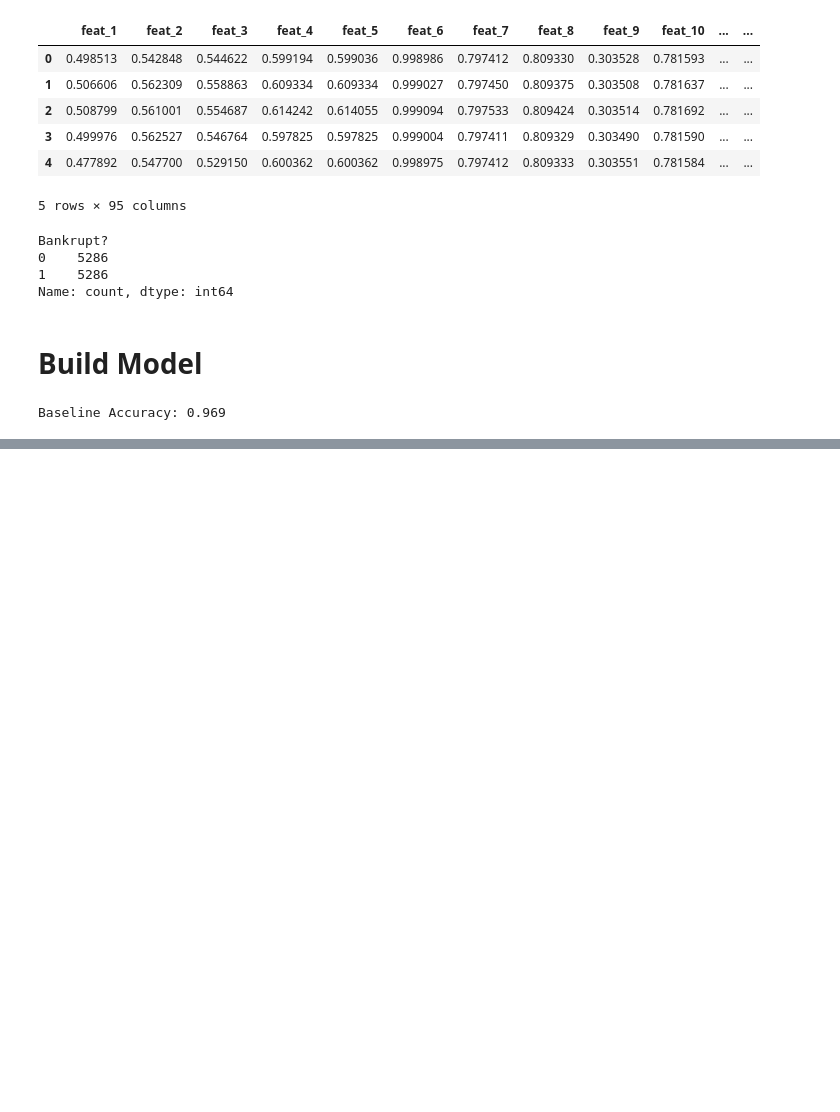
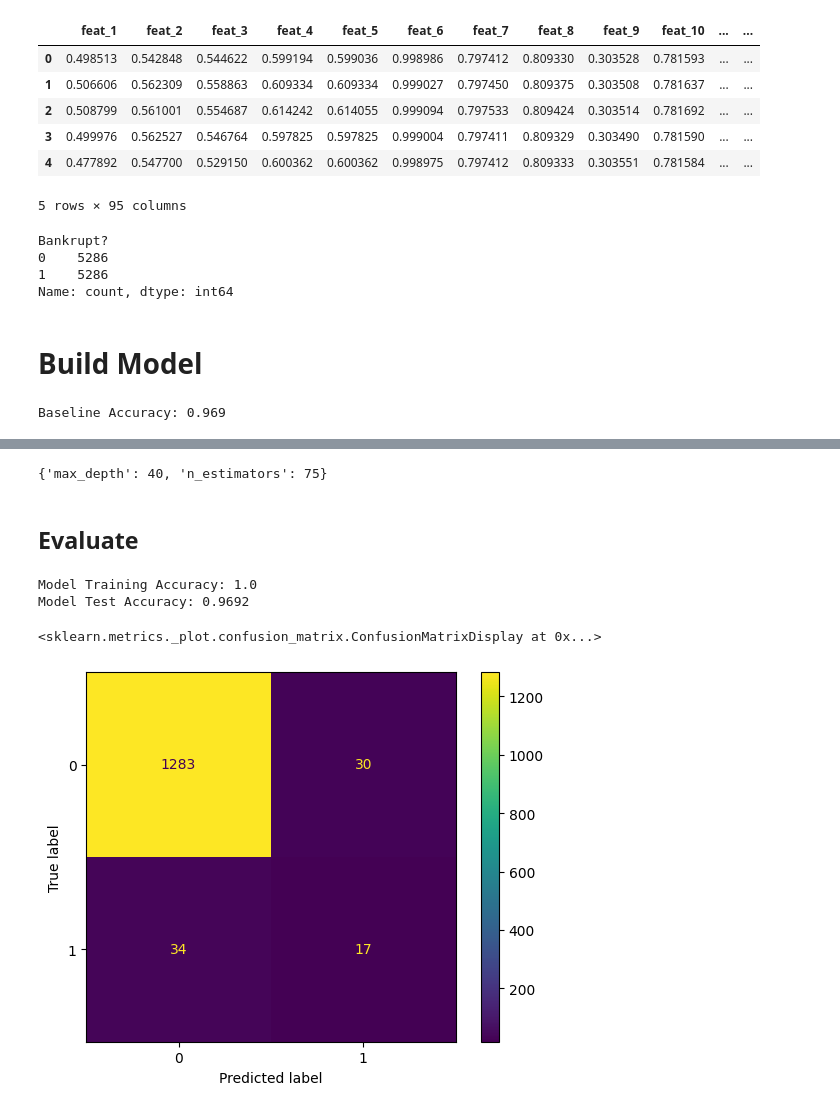
Before and after one commit to Jagannath29/DataScienceProjects, a Jupyter notebook: taiwan_bankruptcy_prediction/bankruptcy_prediction.ipynb, the cells around one changed output, grey strips where cells are left out. Cells and saved outputs as stored; diff of their text form; code cells hidden in the pictures; blank space fills up the shorter version.

```diff
--- a/taiwan_bankruptcy_prediction/bankruptcy_prediction.ipynb
+++ b/taiwan_bankruptcy_prediction/bankruptcy_prediction.ipynb
@@ -270,3 +271,8 @@ baseline_acc = y_train.value_counts(normalize=True).max()
 print("Baseline Accuracy:", round(baseline_acc, 4))
 # %% [output]
 Baseline Accuracy: 0.969
+# %%
+# Let's build decision tree models and fit both xtrain and xover
+
+model_reg = DecisionTreeClassifier(random_state=42)
+model_reg.fit(X_train, y_train)
@@ -272,0 +368,23 @@ Baseline Accuracy: 0.969
+# %%
+#  Extract the best hyperparameters from your model and assign them to best_params.
+model.best_params_
+# %% [output]
+{'max_depth': 40, 'n_estimators': 75}
+# %% [markdown]
+## Evaluate
+# %%
+acc_train = model.score(X_train, y_train)
+acc_test = model.score(X_test,y_test)
+
+print("Model Training Accuracy:", round(acc_train, 4))
+print("Model Test Accuracy:", round(acc_test, 4))
+# %% [output]
+Model Training Accuracy: 1.0
+Model Test Accuracy: 0.9692
+# %%
+# Plot a confusion matrix that shows how your best model performs on your validation set.
+
+ConfusionMatrixDisplay.from_estimator(model_reg, X_test, y_test)
+# %% [output]
+<sklearn.metrics._plot.confusion_matrix.ConfusionMatrixDisplay at 0x...>
+[figure, added]
```
Also changed, not shown: parts of 17 cells of this notebook, 2 other files.
